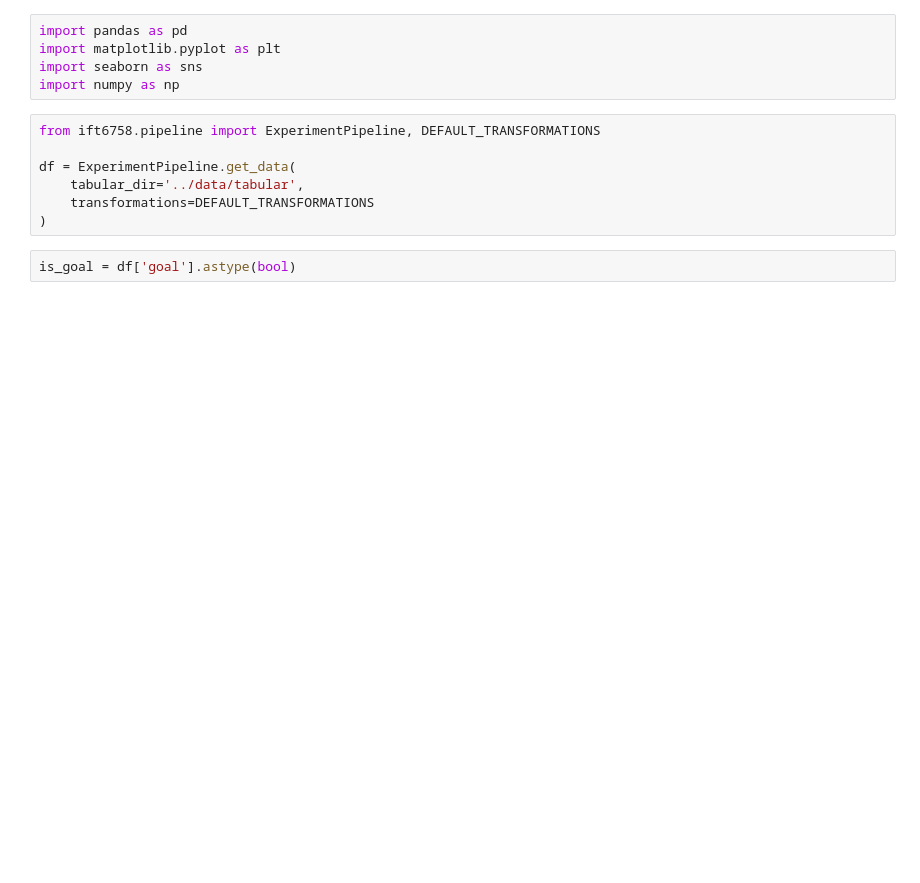
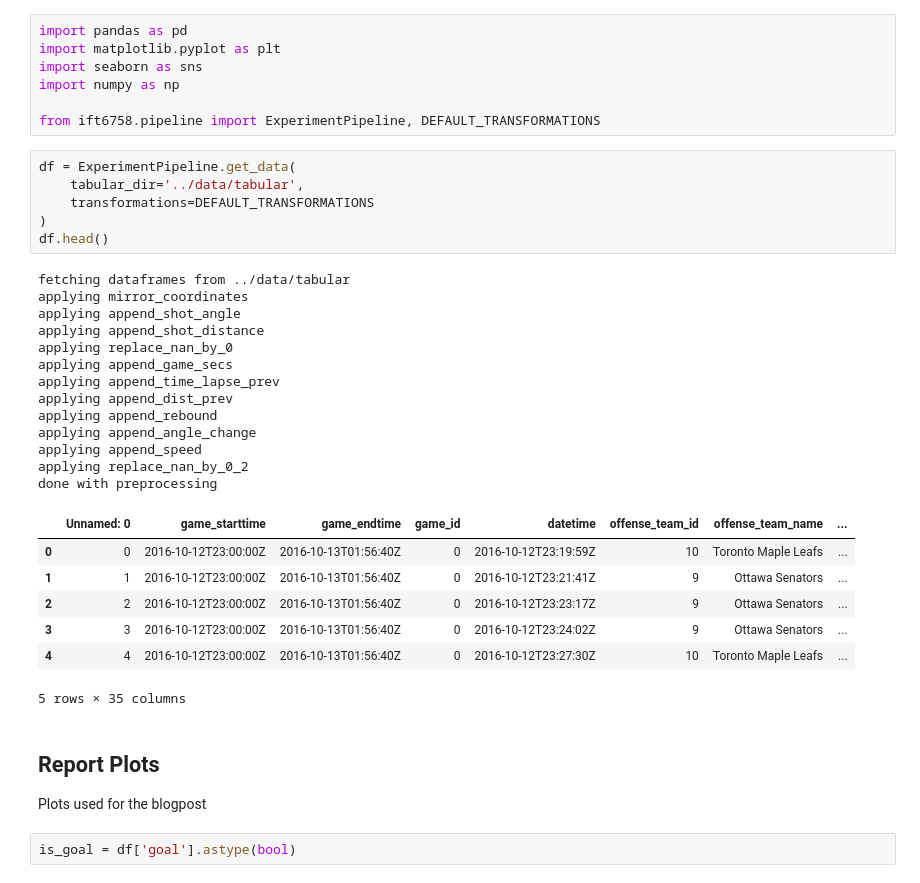
Before and after one commit to williamGlazer/IFT6758, a Jupyter notebook: notebooks/5.feature_engineering.ipyb.ipynb, the cells around one changed output. Drawn from its saved outputs; the diff is of its cells as text; blank space fills up the shorter version.

```diff
--- a/notebooks/5.feature_engineering.ipyb.ipynb
+++ b/notebooks/5.feature_engineering.ipyb.ipynb
@@ -3,13 +17,39 @@ import pandas as pd
 import matplotlib.pyplot as plt
 import seaborn as sns
 import numpy as np
+
+from ift6758.pipeline import ExperimentPipeline, DEFAULT_TRANSFORMATIONS
 # %%
-from ift6758.pipeline import ExperimentPipeline, DEFAULT_TRANSFORMATIONS
-
 df = ExperimentPipeline.get_data(
     tabular_dir='../data/tabular',
     transformations=DEFAULT_TRANSFORMATIONS
 )
+df.head()
+# %% [output]
+fetching dataframes from ../data/tabular
+applying mirror_coordinates
+applying append_shot_angle
+applying append_shot_distance
+applying replace_nan_by_0
+applying append_game_secs
+applying append_time_lapse_prev
+applying append_dist_prev
+applying append_rebound
+applying append_angle_change
+applying append_speed
+applying replace_nan_by_0_2
+done with preprocessing
+|  | Unnamed: 0 | game_starttime | game_endtime | game_id | datetime | offense_team_id | offense_team_name | ... |
+| 0 | 0 | 2016-10-12T23:00:00Z | 2016-10-13T01:56:40Z | 0 | 2016-10-12T23:19:59Z | 10 | Toronto Maple Leafs | ... |
+| 1 | 1 | 2016-10-12T23:00:00Z | 2016-10-13T01:56:40Z | 0 | 2016-10-12T23:21:41Z | 9 | Ottawa Senators | ... |
+| 2 | 2 | 2016-10-12T23:00:00Z | 2016-10-13T01:56:40Z | 0 | 2016-10-12T23:23:17Z | 9 | Ottawa Senators | ... |
+| 3 | 3 | 2016-10-12T23:00:00Z | 2016-10-13T01:56:40Z | 0 | 2016-10-12T23:24:02Z | 9 | Ottawa Senators | ... |
+| 4 | 4 | 2016-10-12T23:00:00Z | 2016-10-13T01:56:40Z | 0 | 2016-10-12T23:27:30Z | 10 | Toronto Maple Leafs | ... |
+5 rows × 35 columns
+# %% [markdown]
+## Report Plots
+
+Plots used for the blogpost
 # %%
 is_goal = df['goal'].astype(bool)
 # %%
```
Also changed, not shown: parts of 12 cells of this notebook, 1 other file.
